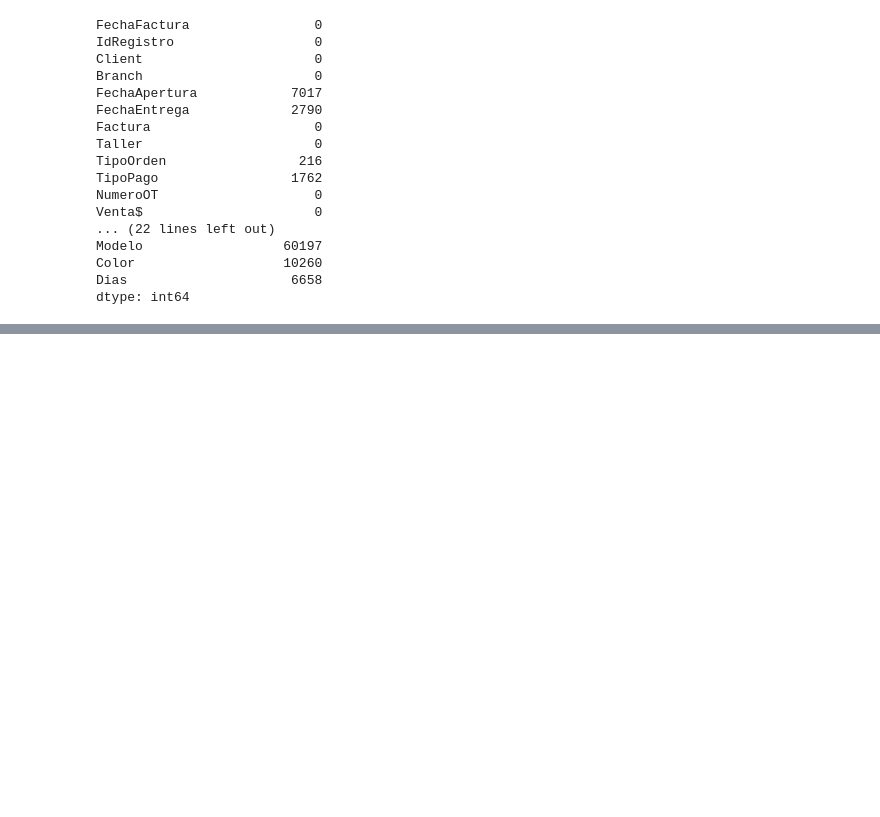
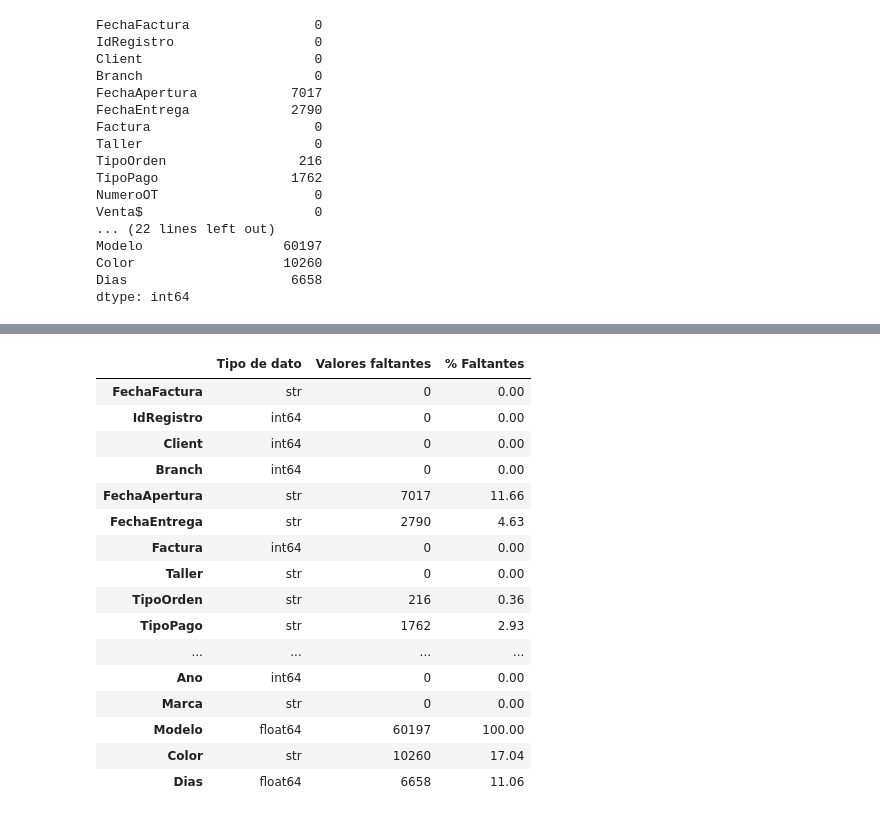
Before and after one commit to moojashiel/Examen-BI, a Jupyter notebook: src/01_exploracion.ipynb, the cells around one changed output, grey strips where cells are left out. Cells and saved outputs as stored; diff of their text form; code cells hidden in the pictures; blank space fills up the shorter version.

```diff
--- a/src/01_exploracion.ipynb
+++ b/src/01_exploracion.ipynb
@@ -140,0 +167,26 @@ dtype: int64
+# %%
+resumen_q2 = pd.DataFrame({
+    "Tipo de dato": q2.dtypes,
+    "Valores faltantes": q2.isnull().sum(),
+    "% Faltantes": (q2.isnull().sum() / len(q2) * 100).round(2)
+})
+
+resumen_q2
+# %% [output]
+|  | Tipo de dato | Valores faltantes | % Faltantes |
+| FechaFactura | str | 0 | 0.00 |
+| IdRegistro | int64 | 0 | 0.00 |
+| Client | int64 | 0 | 0.00 |
+| Branch | int64 | 0 | 0.00 |
+| FechaApertura | str | 7017 | 11.66 |
+| FechaEntrega | str | 2790 | 4.63 |
+| Factura | int64 | 0 | 0.00 |
+| Taller | str | 0 | 0.00 |
+| TipoOrden | str | 216 | 0.36 |
+| TipoPago | str | 1762 | 2.93 |
+| ... | ... | ... | ... |
+| Ano | int64 | 0 | 0.00 |
+| Marca | str | 0 | 0.00 |
+| Modelo | float64 | 60197 | 100.00 |
+| Color | str | 10260 | 17.04 |
+| Dias | float64 | 6658 | 11.06 |
```
Also changed, not shown: parts of 1 cell of this notebook.
